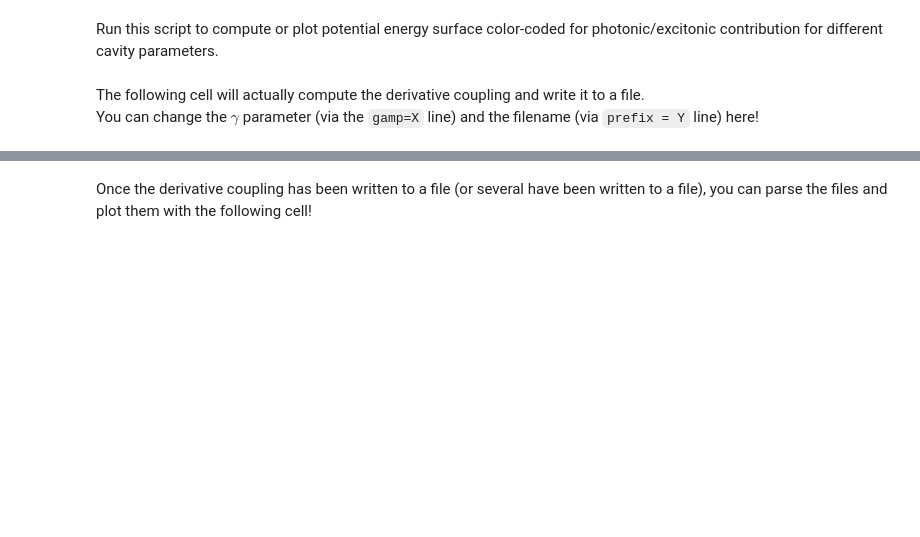
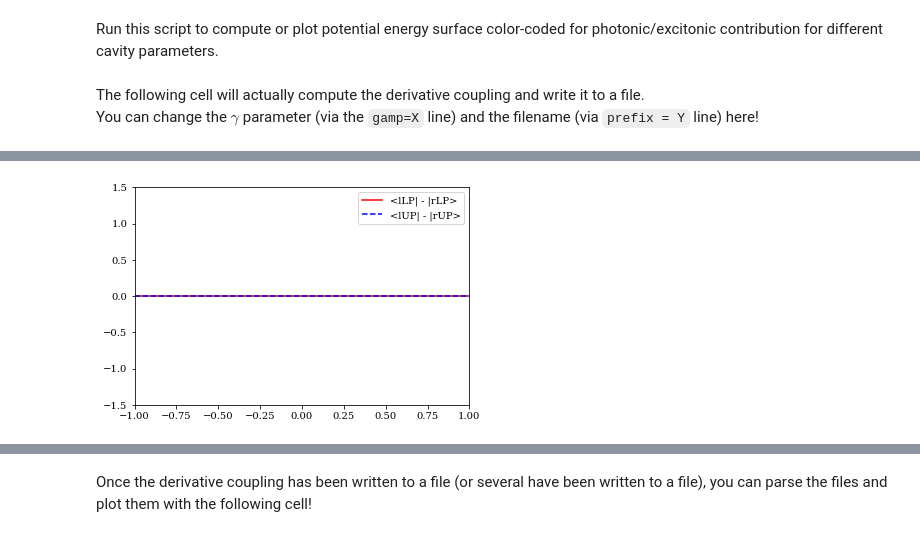
Before and after one commit to FoleyLab/PyCQED, a Jupyter notebook: Plot_PES.ipynb, the cells around one changed output, grey strips where cells are left out. Drawn from its saved outputs; the diff is of its cells as text; code cells hidden in the pictures; blank space fills up the shorter version.

```diff
--- a/Plot_PES.ipynb
+++ b/Plot_PES.ipynb
@@ -95,0 +130,9 @@ plt.show()
+# %%
+plt.plot(ip[:,0], np.abs(ip[:,5]), 'red', label="<lLP| - |rLP>")
+plt.plot(ip[:,0], np.abs(ip[:,6]), 'b--', label="<lUP| - |rUP>")
+plt.legend()
+plt.xlim(-1,1)
+plt.ylim(-1.5,1.5)
+plt.show()
+# %% [output]
+[figure, added]
```
Also changed, not shown: parts of 12 cells of this notebook, 1 other file.
